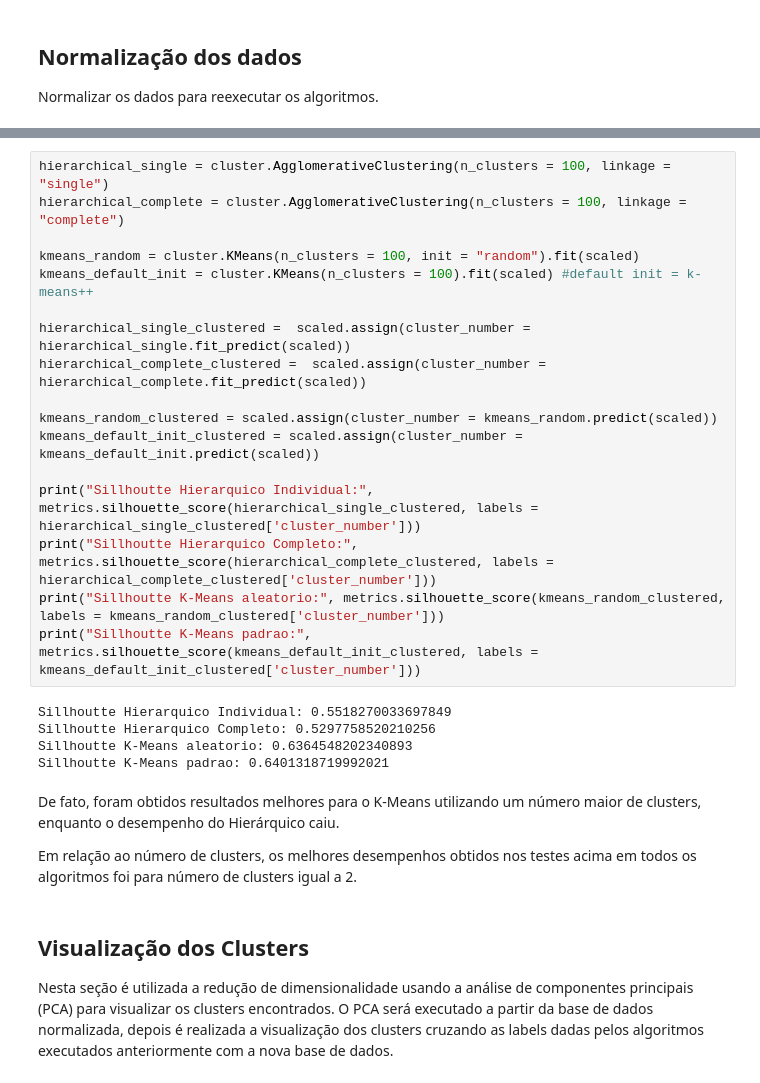
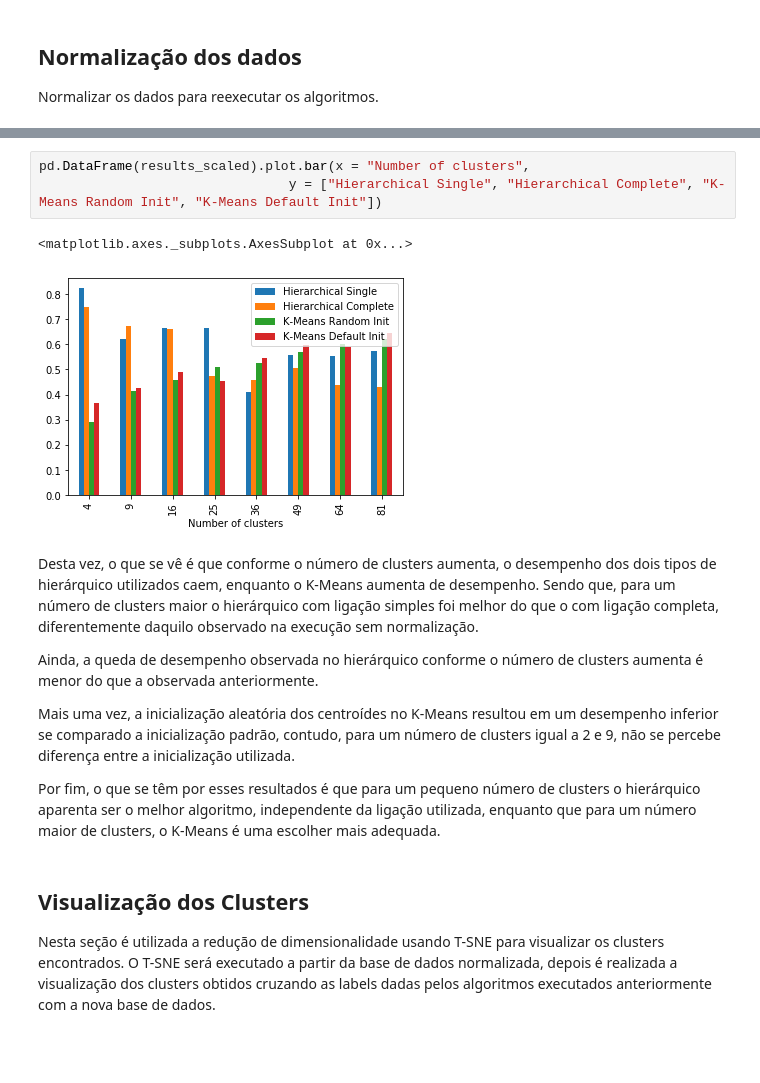
Before and after one commit to DefinitelyNotACactus/AI, a Jupyter notebook: Clustering/Q3 - Clustering.ipynb, the cells around one changed output, grey strips where cells are left out. Saved outputs shown, nothing was run; the diff lists cells and outputs as text; blank space fills up the shorter version.

```diff
--- a/Clustering/Q3 - Clustering.ipynb
+++ b/Clustering/Q3 - Clustering.ipynb
@@ -319,29 +313,17 @@ Pelo tamanho da base de dados (7050 entradas) talvez os algoritmos tenham um des
-# %%
-hierarchical_single = cluster.AgglomerativeClustering(n_clusters = 100, linkage = "single")
-hierarchical_complete = cluster.AgglomerativeClustering(n_clusters = 100, linkage = "complete")
-
-kmeans_random = cluster.KMeans(n_clusters = 100, init = "random").fit(scaled)
-kmeans_default_init = cluster.KMeans(n_clusters = 100).fit(scaled) #default init = k-means++
-
-hierarchical_single_clustered =  scaled.assign(cluster_number = hierarchical_single.fit_predict(scaled))
-hierarchical_complete_clustered =  scaled.assign(cluster_number = hierarchical_complete.fit_predict(scaled))
-
-kmeans_random_clustered = scaled.assign(cluster_number = kmeans_random.predict(scaled))
-kmeans_default_init_clustered = scaled.assign(cluster_number = kmeans_default_init.predict(scaled))
-
-print("Sillhoutte Hierarquico Individual:", metrics.silhouette_score(hierarchical_single_clustered, labels = hierarchical_single_clustered['cluster_number']))
-print("Sillhoutte Hierarquico Completo:", metrics.silhouette_score(hierarchical_complete_clustered, labels = hierarchical_complete_clustered['cluster_number']))
-print("Sillhoutte K-Means aleatorio:", metrics.silhouette_score(kmeans_random_clustered, labels = kmeans_random_clustered['cluster_number']))
-print("Sillhoutte K-Means padrao:", metrics.silhouette_score(kmeans_default_init_clustered, labels = kmeans_default_init_clustered['cluster_number']))
-# %% [output]
-Sillhoutte Hierarquico Individual: 0.5518270033697849
-Sillhoutte Hierarquico Completo: 0.5297758520210256
-Sillhoutte K-Means aleatorio: 0.6364548202340893
-Sillhoutte K-Means padrao: 0.6401318719992021
-# %% [markdown]
-De fato, foram obtidos resultados melhores para o K-Means utilizando um número maior de clusters, enquanto o desempenho do Hierárquico caiu.
-
-Em relação ao número de clusters, os melhores desempenhos obtidos nos testes acima em todos os algoritmos foi para número de clusters igual a 2.
+# %%
+pd.DataFrame(results_scaled).plot.bar(x = "Number of clusters",
+                                y = ["Hierarchical Single", "Hierarchical Complete", "K-Means Random Init", "K-Means Default Init"])
+# %% [output]
+<matplotlib.axes._subplots.AxesSubplot at 0x...>
+[figure, added]
+# %% [markdown]
+Desta vez, o que se vê é que conforme o número de clusters aumenta, o desempenho dos dois tipos de hierárquico utilizados caem, enquanto o K-Means aumenta de desempenho. Sendo que, para um número de clusters maior o hierárquico com ligação simples foi melhor do que o com ligação completa, diferentemente daquilo observado na execução sem normalização.
+
+Ainda, a queda de desempenho observada no hierárquico conforme o número de clusters aumenta é menor do que a observada anteriormente.
+
+Mais uma vez, a inicialização aleatória dos centroídes no K-Means resultou em um desempenho inferior se comparado a inicialização padrão, contudo, para um número de clusters igual a 2 e 9, não se percebe diferença entre a inicialização utilizada.
+
+Por fim, o que se têm por esses resultados é que para um pequeno número de clusters o hierárquico aparenta ser o melhor algoritmo, independente da ligação utilizada, enquanto que para um número maior de clusters, o K-Means é uma escolher mais adequada.
 # %% [markdown]
 ## Visualização dos Clusters
-Nesta seção é utilizada a redução de dimensionalidade usando a análise de componentes principais (PCA) para visualizar os clusters encontrados. O PCA será executado a partir da base de dados normalizada, depois é realizada a visualização dos clusters cruzando as labels dadas pelos algoritmos executados anteriormente com a nova base de dados.
+Nesta seção é utilizada a redução de dimensionalidade usando T-SNE para visualizar os clusters encontrados. O T-SNE será executado a partir da base de dados normalizada, depois é realizada a visualização dos clusters obtidos cruzando as labels dadas pelos algoritmos executados anteriormente com a nova base de dados.
```
Also changed, not shown: parts of 25 cells of this notebook.
